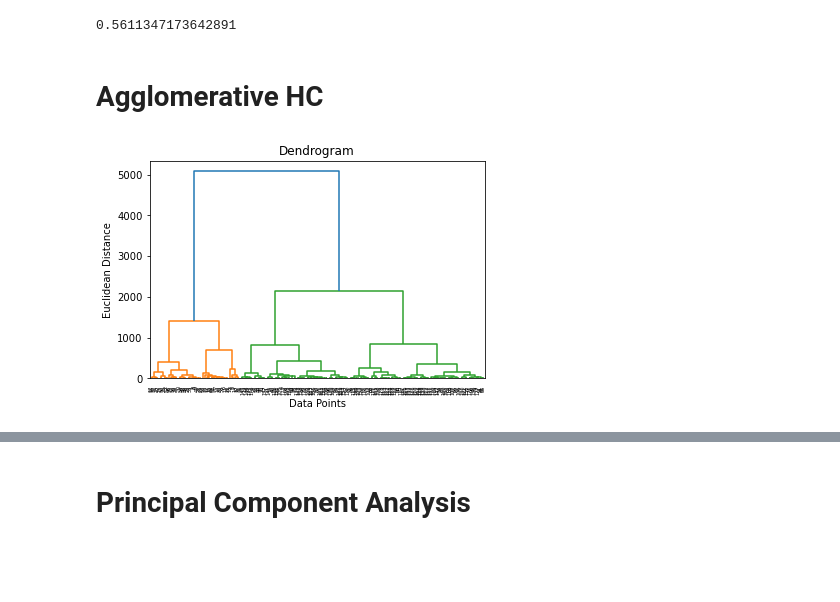
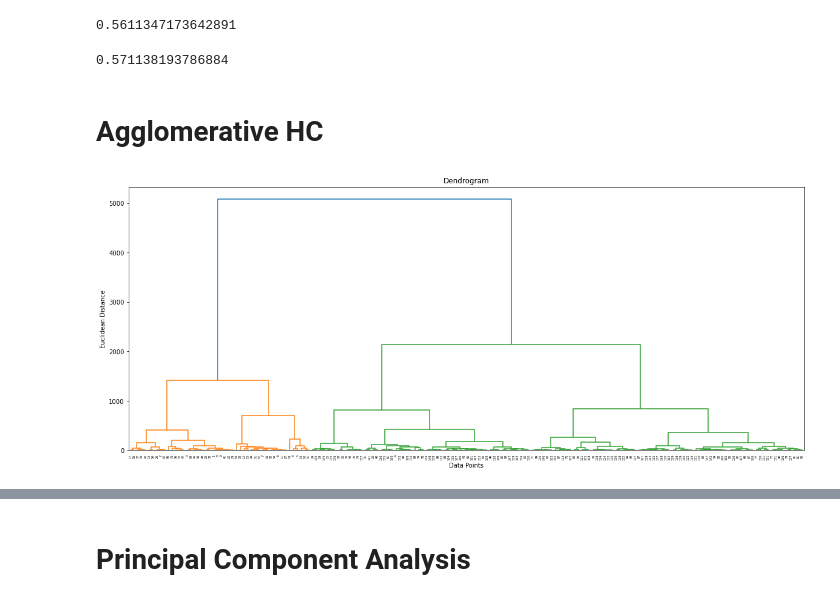
Before and after one commit to shoumis/DSA_Assigment, a Jupyter notebook: Shoumi_S_Assignment_7_Unsupervised_Learning.ipynb, the cells around one changed output, grey strips where cells are left out. Drawn from its saved outputs; the diff is of its cells as text; code cells hidden in the pictures; blank space fills up the shorter version.

```diff
--- a/Shoumi_S_Assignment_7_Unsupervised_Learning.ipynb
+++ b/Shoumi_S_Assignment_7_Unsupervised_Learning.ipynb
@@ -112,0 +120,8 @@ sil_avg
+# %%
+# Silhouette score for k = 3
+
+from sklearn.metrics import silhouette_score
+sil_avg = silhouette_score(df, y_kmeans)
+sil_avg
+# %% [output]
+0.571138193786884
@@ -115,10 +132,11 @@ sil_avg
 # %%
 import scipy.cluster.hierarchy as sch
 # %%
+plt.figure(figsize=(20,8))
 dendrogram = sch.dendrogram(sch.linkage(df, method = 'ward'))
 plt.title('Dendrogram')
 plt.xlabel('Data Points')
 plt.ylabel('Euclidean Distance')
 plt.show()
 # %% [output]
-[figure, old version]
+[figure, new version]
```
Also changed, not shown: parts of 40 cells of this notebook.
